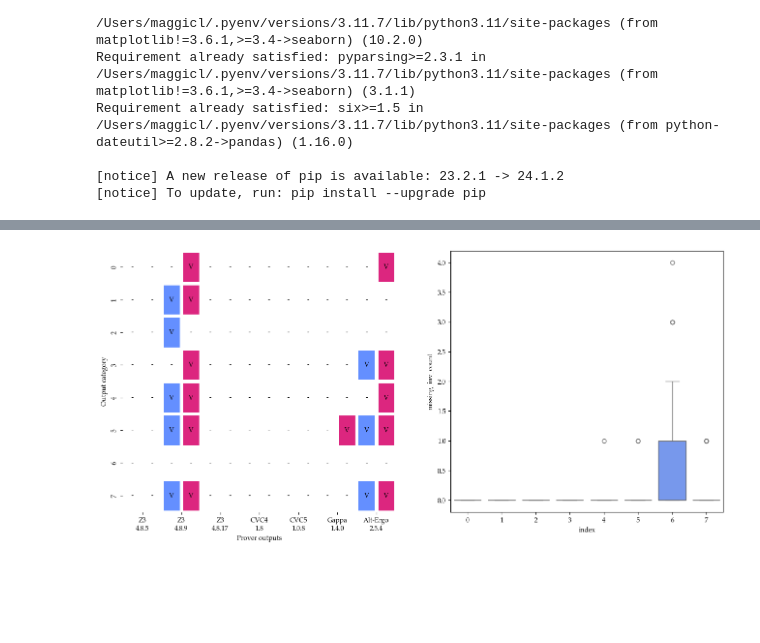
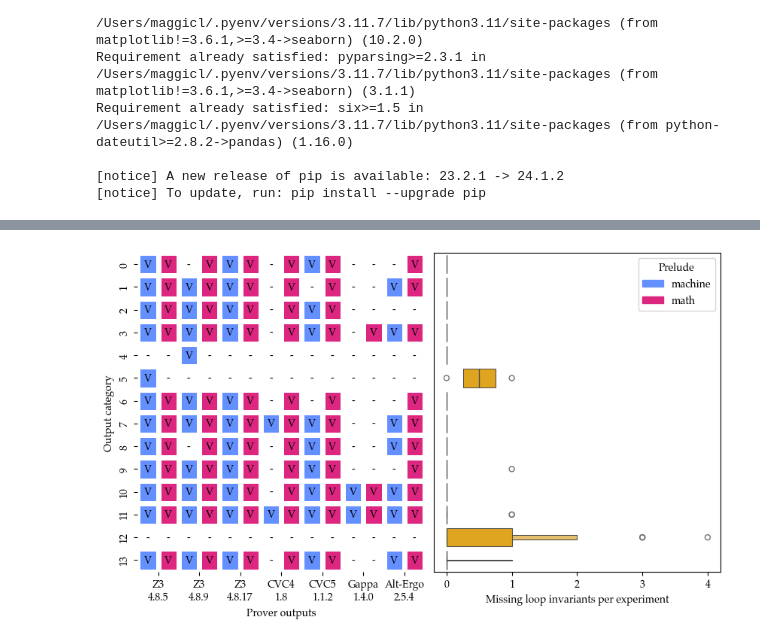
Before and after one commit to maggicl/WhyBack, a Jupyter notebook: byteback-test/data/results.ipynb, the cells around one changed output, grey strips where cells are left out. Cells and saved outputs as stored; diff of their text form; code cells hidden in the pictures; blank space fills up the shorter version.

```diff
--- a/byteback-test/data/results.ipynb
+++ b/byteback-test/data/results.ipynb
@@ -45,7 +45,7 @@ prover_names = {
     "Z3_4_8_9": "Z3 4.8.9",
     "Z3_4_8_17": "Z3 4.8.17",
     "CVC4_1_8": "CVC4 1.8",
-    "CVC5_1_0_8": "CVC5 1.0.8",
+    "CVC5_1_1_2": "CVC5 1.1.2",
     "Gappa_1_4_0": "Gappa 1.4.0",
     "Alt-Ergo_2_5_4": "Alt-Ergo 2.5.4"
 }
@@ -351,10 +375,20 @@ plt.show()
 # %%
-fig, ax = plt.subplots(1, 2, figsize=(16,7))
+fig, ax = plt.subplots(1, 2, figsize=(10,5.5), gridspec_kw={'wspace': 0.03})
 heatmap(ax=ax[0])
-sns.boxplot(data=df_stats, x="index", y="missing_inv_count", ax=ax[1])
-plt.show()
+sns.boxenplot(data=df_stats, y="index", x="missing_inv_count", orient="h", ax=ax[1], color=palette[2])
+
+ax2 = ax[1]
+ax2.get_yaxis().set_visible(False)
+ax2.set_xticks(np.arange(0,5,1))
+ax2.set_xlabel('Missing loop invariants per experiment')
+machine_patch = mpatches.Patch(color=palette[0], label='machine')
+math_patch = mpatches.Patch(color=palette[1], label='math')
+ax2.legend(handles=[machine_patch, math_patch], loc='upper right', title="Prelude")
+plt.tight_layout()
+fig.show()
+plt.savefig('/Users/maggicl/git/seminar/thesis/figures/06-analysis/invariants-by-output.pgf')
 # %% [output]
-[figure, old version]
+[figure, new version]
 # %%
 # Number of tests that pass for every prover where they pass
 for c in categories:
```
Also changed, not shown: parts of 9 cells of this notebook, 22 other files.
